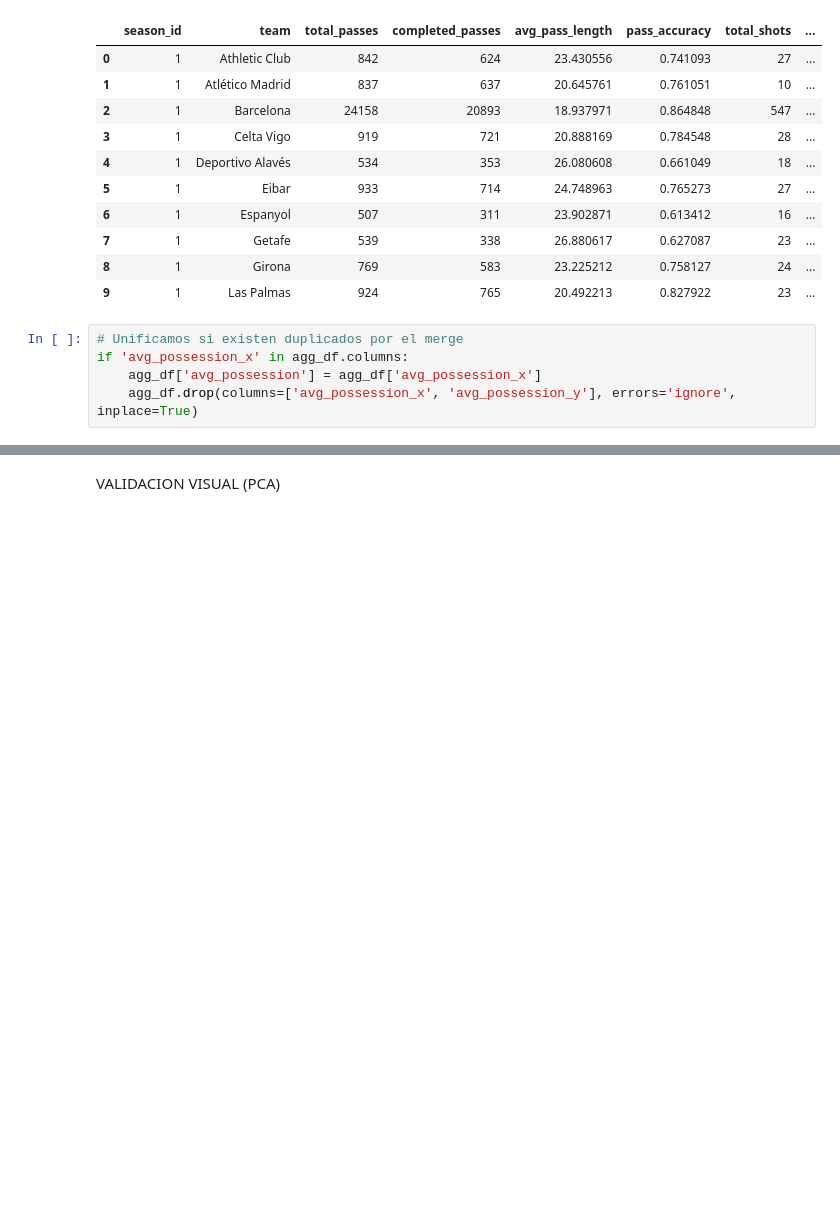
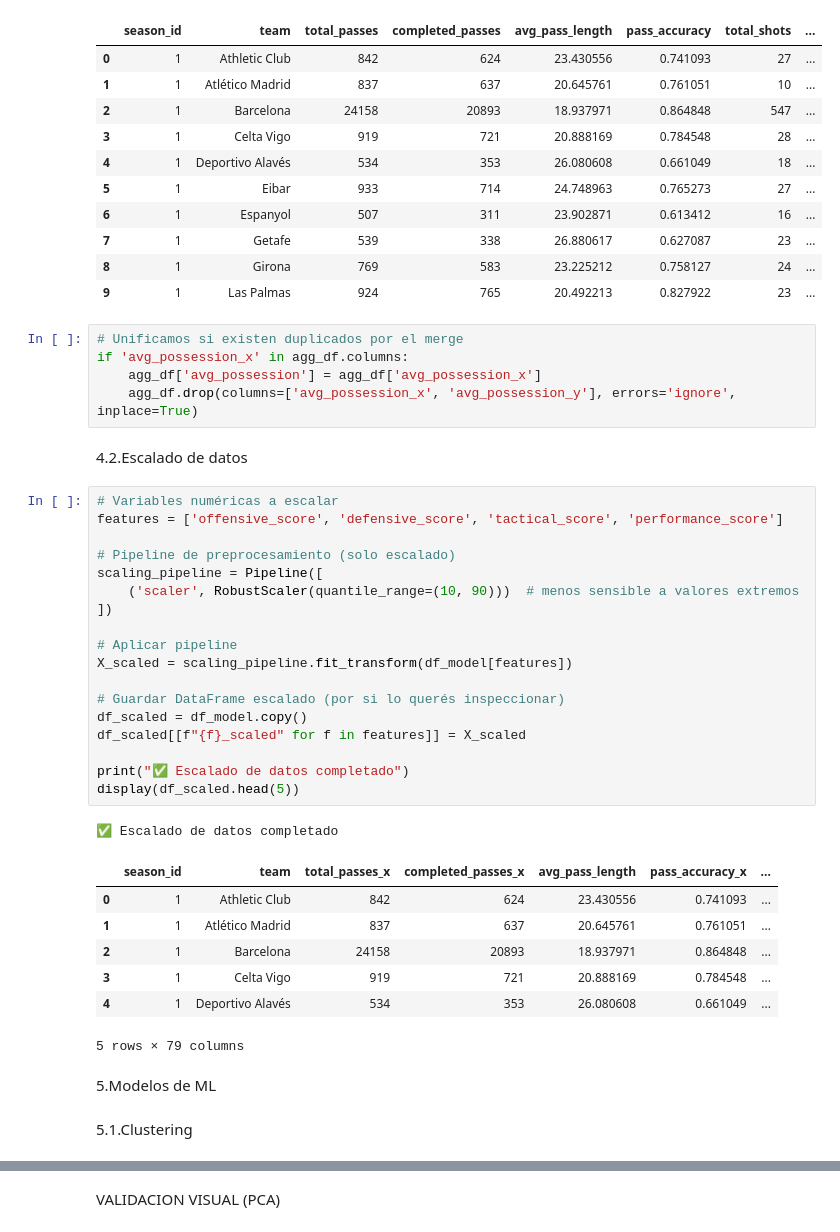
Before and after one commit to VainstubTomas/Aprendizaje_Automatico_Grandes_Datos, a Jupyter notebook: main.ipynb, the cells around one changed output, grey strips where cells are left out. Cells and saved outputs as stored; diff of their text form; blank space fills up the shorter version.

```diff
--- a/main.ipynb
+++ b/main.ipynb
@@ -653,9 +649,42 @@ display(agg_df.head(10))
 | 7 | 1 | Getafe | 539 | 338 | 26.880617 | 0.627087 | 23 | ... |
 | 8 | 1 | Girona | 769 | 583 | 23.225212 | 0.758127 | 24 | ... |
 | 9 | 1 | Las Palmas | 924 | 765 | 20.492213 | 0.827922 | 23 | ... |
-# %%
-# Unificamos si existen duplicados por el merge
-if 'avg_possession_x' in agg_df.columns:
-    agg_df['avg_possession'] = agg_df['avg_possession_x']
-    agg_df.drop(columns=['avg_possession_x', 'avg_possession_y'], errors='ignore', inplace=True)
+# %%
+# Unificamos si existen duplicados por el merge
+if 'avg_possession_x' in agg_df.columns:
+    agg_df['avg_possession'] = agg_df['avg_possession_x']
+    agg_df.drop(columns=['avg_possession_x', 'avg_possession_y'], errors='ignore', inplace=True)
+# %% [markdown]
+4.2.Escalado de datos
+# %%
+# Variables numéricas a escalar
+features = ['offensive_score', 'defensive_score', 'tactical_score', 'performance_score']
+
+# Pipeline de preprocesamiento (solo escalado)
+scaling_pipeline = Pipeline([
+    ('scaler', RobustScaler(quantile_range=(10, 90)))  # menos sensible a valores extremos
+])
+
+# Aplicar pipeline
+X_scaled = scaling_pipeline.fit_transform(df_model[features])
+
+# Guardar DataFrame escalado (por si lo querés inspeccionar)
+df_scaled = df_model.copy()
+df_scaled[[f"{f}_scaled" for f in features]] = X_scaled
+
+print("✅ Escalado de datos completado")
+display(df_scaled.head(5))
+# %% [output]
+✅ Escalado de datos completado
+|  | season_id | team | total_passes_x | completed_passes_x | avg_pass_length | pass_accuracy_x | ... |
+| 0 | 1 | Athletic Club | 842 | 624 | 23.430556 | 0.741093 | ... |
+| 1 | 1 | Atlético Madrid | 837 | 637 | 20.645761 | 0.761051 | ... |
+| 2 | 1 | Barcelona | 24158 | 20893 | 18.937971 | 0.864848 | ... |
+| 3 | 1 | Celta Vigo | 919 | 721 | 20.888169 | 0.784548 | ... |
+| 4 | 1 | Deportivo Alavés | 534 | 353 | 26.080608 | 0.661049 | ... |
+5 rows × 79 columns
+# %% [markdown]
+5.Modelos de ML
+# %% [markdown]
+5.1.Clustering
 # %% [markdown]
```
Also changed, not shown: parts of 23 cells of this notebook.
